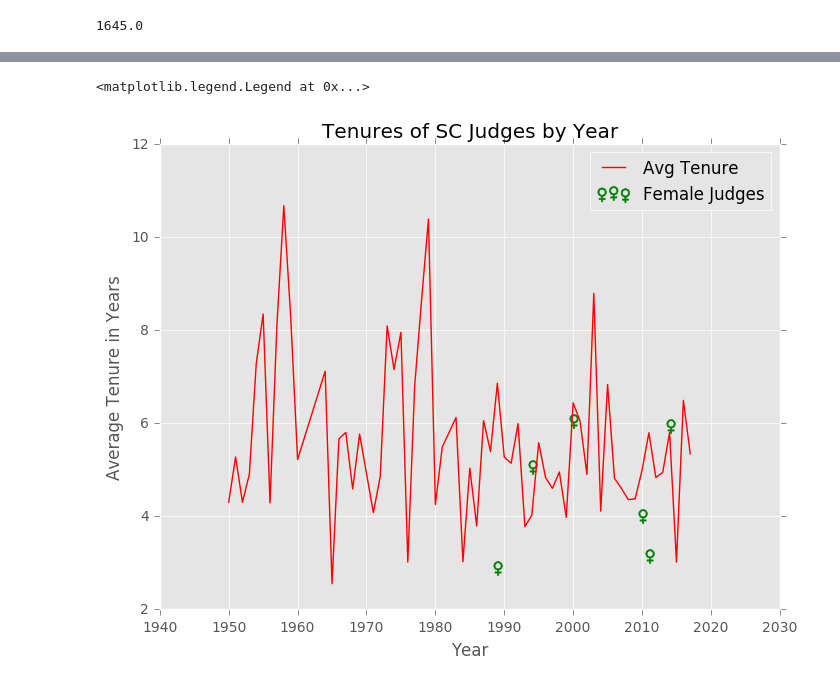
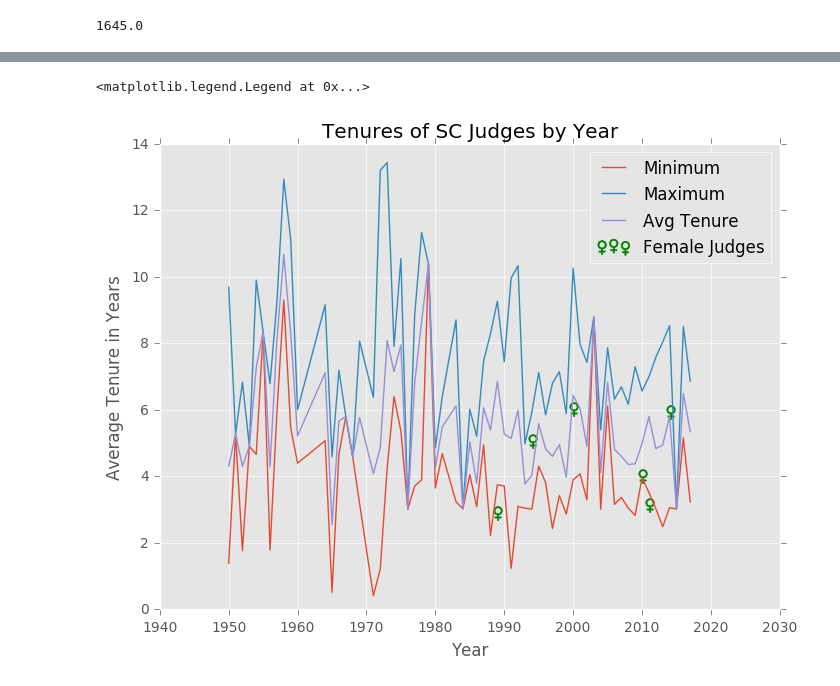
Before and after one commit to jaidevd/faciendum, a Jupyter notebook: exploration.ipynb, the cells around one changed output, grey strips where cells are left out. Saved outputs shown, nothing was run; the diff lists cells and outputs as text; code cells hidden in the pictures.

Commit message:
Final chart

```diff
--- a/exploration.ipynb
+++ b/exploration.ipynb
@@ -19,7 +19,7 @@ df.head()
 df['tenure_days'] = (df['dor'] - df['doa']).apply(lambda x: x.days) + 1
 df['tenure_years'] = df['tenure_days'] / 365
 df['year'] = df.doa.apply(lambda x: x.year)
-df['decade'] = (year // 10) * 10
+df['decade'] = (df['year'] // 10) * 10
 # %%
 males = df[df.gender == "M"]
 females = df[df.gender == "F"]
@@ -38,18 +109,19 @@ men_mean = males.groupby('year').agg(np.mean)
 # %%
 fig = plt.figure(figsize=(8, 6))
 fig.add_subplot(111)
-#plt.plot(men_min.index, men_min['tenure_days'].values, "g-", label="Minimum")
-#plt.scatter(men_min.index, men_min['tenure_days'].values, c="g", marker="o")
-#plt.plot(men_max.index, men_max['tenure_days'].values, "r-", label="Maximum")
-#plt.scatter(men_max.index, men_max['tenure_days'].values, c="r", marker="o")
-plt.plot(men_mean.index, men_mean['tenure_days'].values / 365, "r-", label="Avg Tenure")
-#plt.scatter(men_mean.index, men_mean['tenure_days'].values, c="k", marker="o")
-plt.scatter(females['year'].values, females['tenure_days'].values / 365,
+plt.plot(men_min.index, men_min['tenure_years'].values, label="Minimum")
+
+plt.plot(men_max.index, men_max['tenure_years'].values, label="Maximum")
+
+plt.plot(men_mean.index, men_mean['tenure_years'].values, label="Avg Tenure")
+
+plt.scatter(females['year'].values, females['tenure_years'].values,
             marker="$\u2640$", s=100, label="Female Judges", color="g")
+plt.ylim(0, 14)
 plt.xlabel("Year")
 plt.ylabel("Average Tenure in Years")
 plt.title("Tenures of SC Judges by Year")
 plt.legend(loc="best")
 # %% [output]
 <matplotlib.legend.Legend at 0x...>
-[figure, old version]
+[figure, new version]
```
Also changed, not shown: parts of 8 cells of this notebook.
